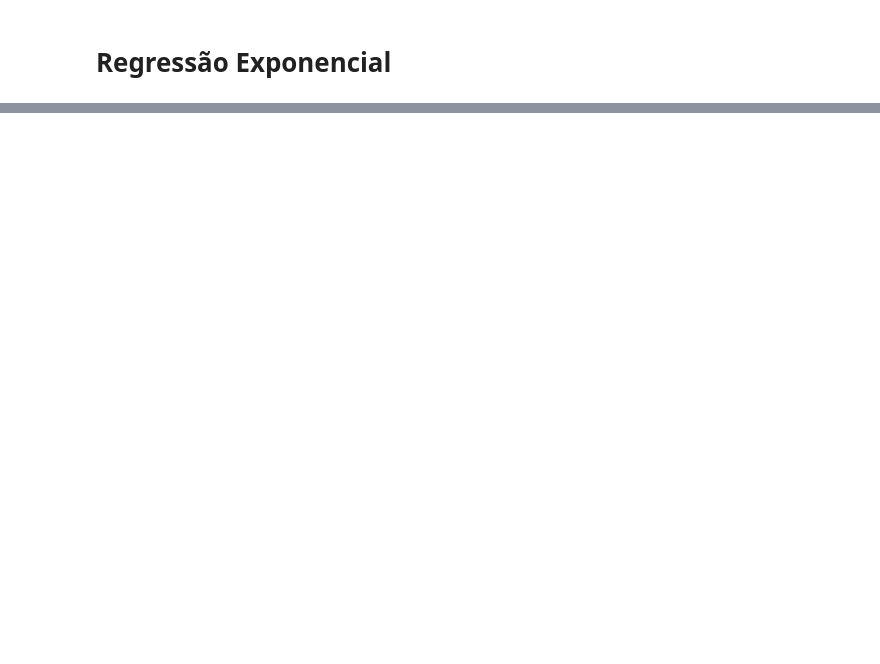
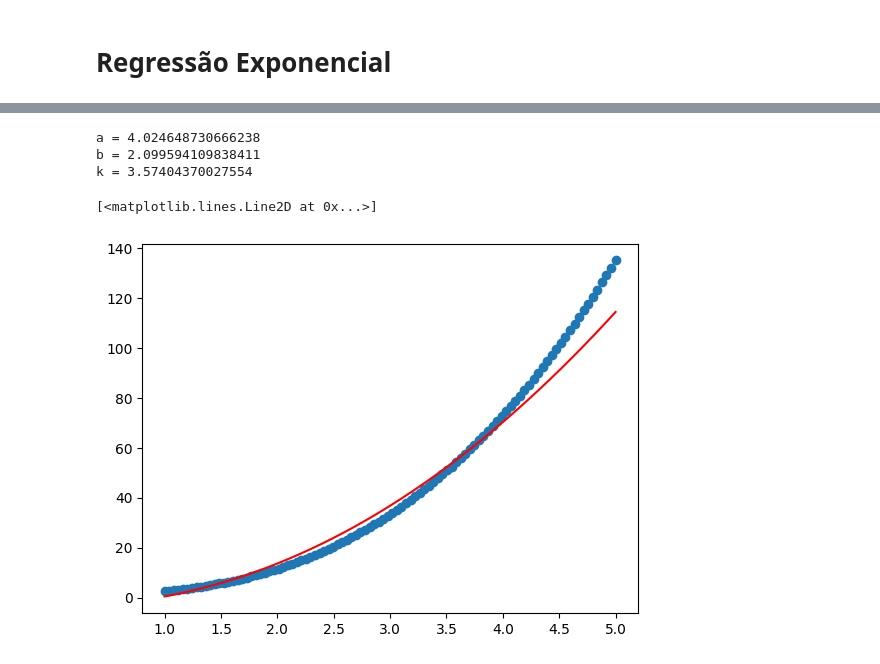
Before and after one commit to sidfc/2023_1_CCI_ANN, a Jupyter notebook: ajuste/best_poly.ipynb, the cells around one changed output, grey strips where cells are left out. Cells and saved outputs as stored; diff of their text form; code cells hidden in the pictures; blank space fills up the shorter version.

```diff
--- a/ajuste/best_poly.ipynb
+++ b/ajuste/best_poly.ipynb
@@ -87,0 +162,35 @@ plt.plot(t, et, color="red")
+# %%
+def model_pow(x):
+    a = 0.52342
+    b = 2.78238
+    low, high = -16, -10
+    erro = low + (high - low) * np.random.random()
+    return a * x ** b + erro
+# %%
+x = np.linspace(1, 5, 100)
+y = [model_pow(xi) for xi in x]
+
+# plotando pontos
+plt.scatter(x, y)
+
+# translação para cima
+k = abs(min(y)) + 1
+y_up = [yi + k for yi in y]
+
+# encontrar a melhor função potência
+a, b = best_pow(x, y_up)
+print(f"{a = }\n{b = }\n{k = }")
+
+def p(x):
+    return a * x ** b - k
+
+# plotar a função potência
+t = np.linspace(min(x), max(x), 200)
+pt = p(t)
+plt.plot(t, pt, color="red")
+# %% [output]
+a = 4.024648730666238
+b = 2.099594109838411
+k = 3.57404370027554
+[<matplotlib.lines.Line2D at 0x...>]
+[figure, added]
```
Also changed, not shown: parts of 16 cells of this notebook, 6 other files.
